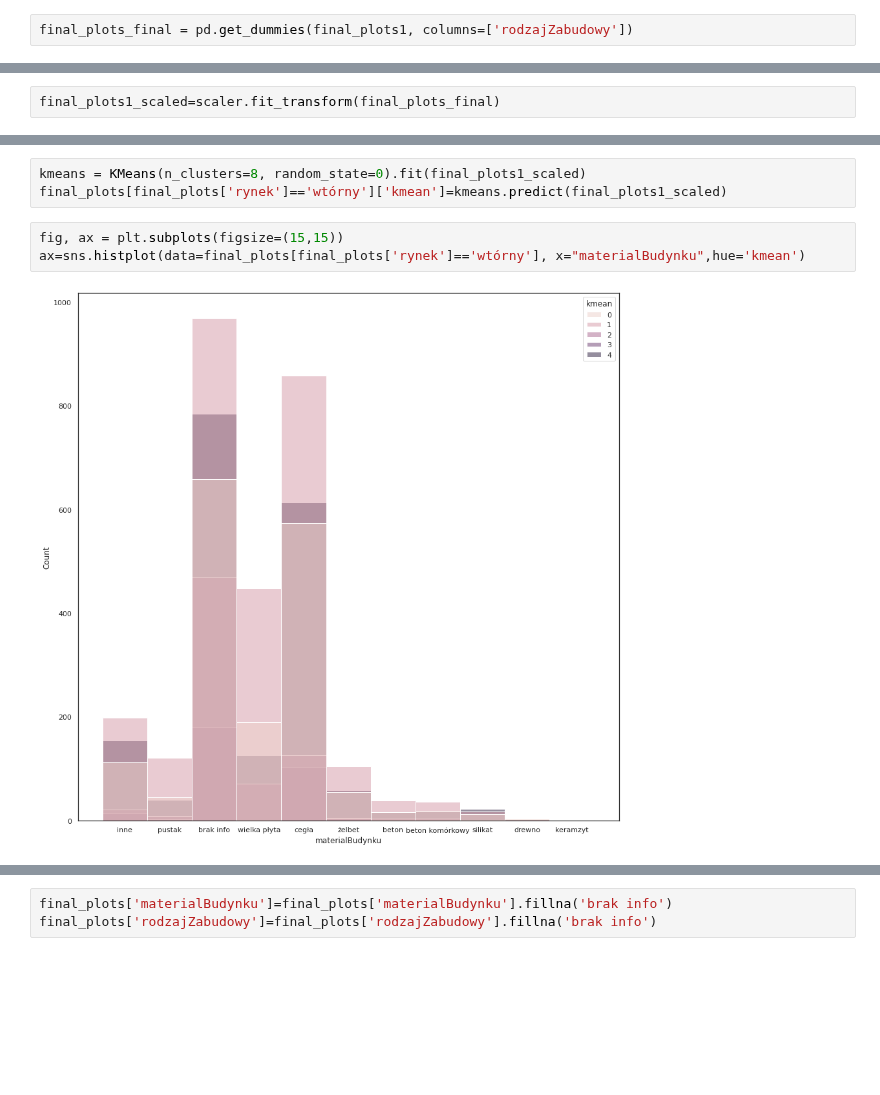
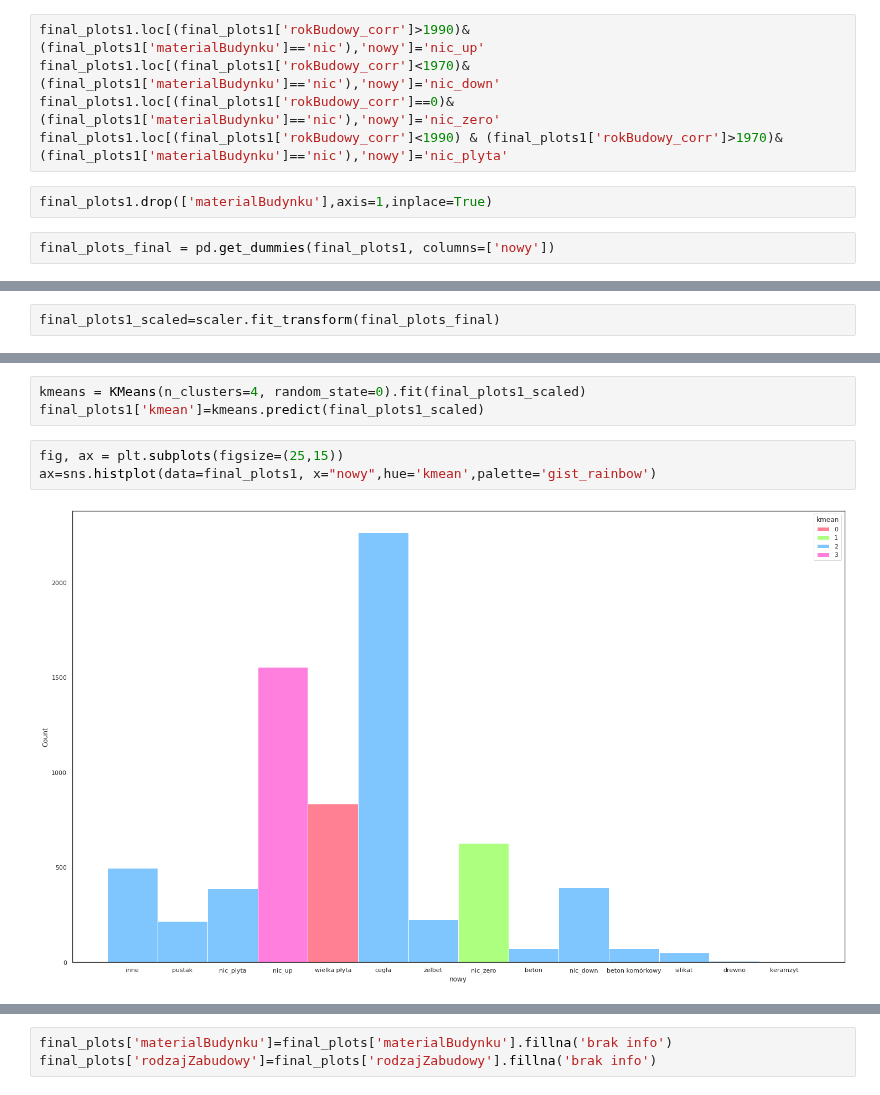
Before and after one commit to KacperGrodecki/Masovian-real-estate, a Jupyter notebook: mazowieckie_colab_rysunki_mieszkania_i_analiza_wczytanie_pliku.ipynb, the cells around one changed output, grey strips where cells are left out. Drawn from its saved outputs; the diff is of its cells as text; blank space fills up the shorter version.

```diff
--- a/mazowieckie_colab_rysunki_mieszkania_i_analiza_wczytanie_pliku.ipynb
+++ b/mazowieckie_colab_rysunki_mieszkania_i_analiza_wczytanie_pliku.ipynb
@@ -163,5 +157,12 @@ final_plots1=final_plots1.fillna(0)
+# %%
+final_plots1.loc[(final_plots1['rokBudowy_corr']>1990)&(final_plots1['materialBudynku']=='nic'),'nowy']='nic_up'
+final_plots1.loc[(final_plots1['rokBudowy_corr']<1970)&(final_plots1['materialBudynku']=='nic'),'nowy']='nic_down'
+final_plots1.loc[(final_plots1['rokBudowy_corr']==0)&(final_plots1['materialBudynku']=='nic'),'nowy']='nic_zero'
+final_plots1.loc[(final_plots1['rokBudowy_corr']<1990) & (final_plots1['rokBudowy_corr']>1970)&(final_plots1['materialBudynku']=='nic'),'nowy']='nic_plyta'
+# %%
+final_plots1.drop(['materialBudynku'],axis=1,inplace=True)
 # %%
-final_plots_final = pd.get_dummies(final_plots1, columns=['rodzajZabudowy'])
+final_plots_final = pd.get_dummies(final_plots1, columns=['nowy'])
 # %%
 from sklearn.preprocessing import StandardScaler
 scaler = StandardScaler()
@@ -180,8 +181,8 @@ plt.plot(np.abs(values))
 # %%
-kmeans = KMeans(n_clusters=8, random_state=0).fit(final_plots1_scaled)
-final_plots[final_plots['rynek']=='wtórny']['kmean']=kmeans.predict(final_plots1_scaled)
+kmeans = KMeans(n_clusters=4, random_state=0).fit(final_plots1_scaled)
+final_plots1['kmean']=kmeans.predict(final_plots1_scaled)
 # %%
-fig, ax = plt.subplots(figsize=(15,15))
-ax=sns.histplot(data=final_plots[final_plots['rynek']=='wtórny'], x="materialBudynku",hue='kmean')
+fig, ax = plt.subplots(figsize=(25,15))
+ax=sns.histplot(data=final_plots1, x="nowy",hue='kmean',palette='gist_rainbow')
 # %% [output]
-[figure, old version]
+[figure, new version]
```
Also changed, not shown: parts of 30 cells of this notebook.
